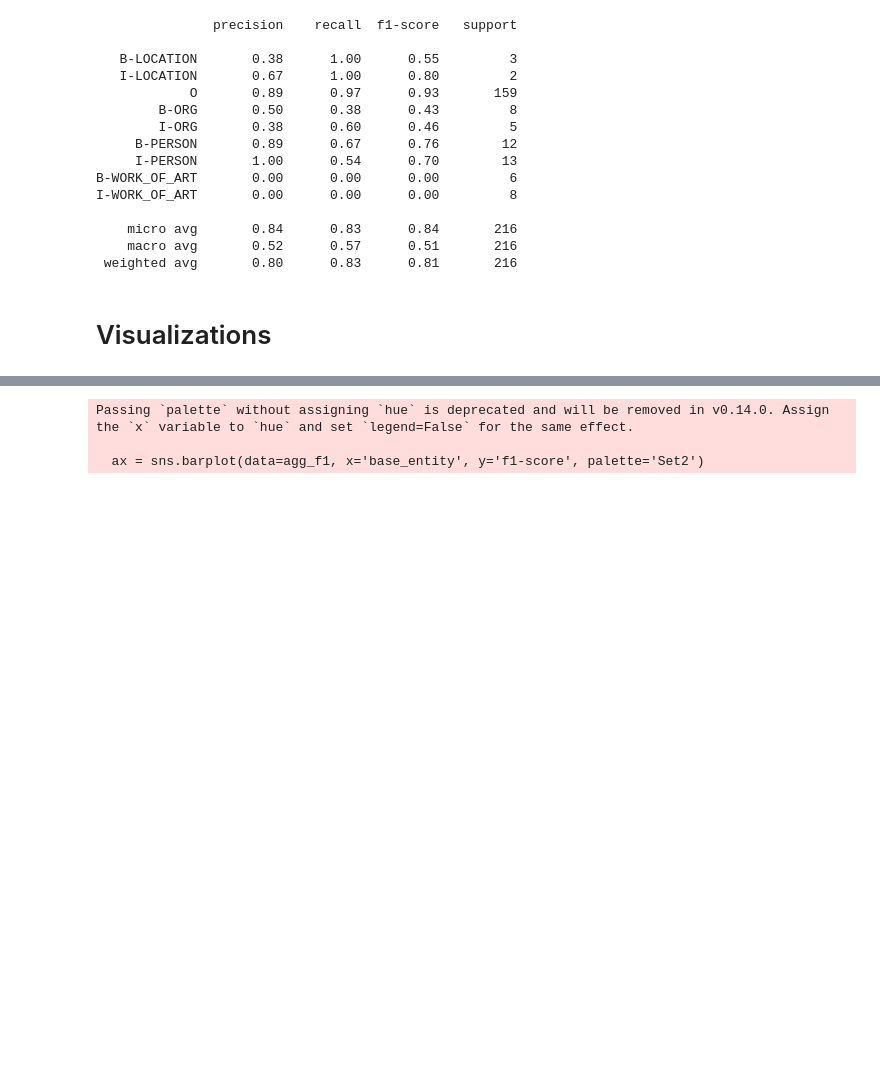
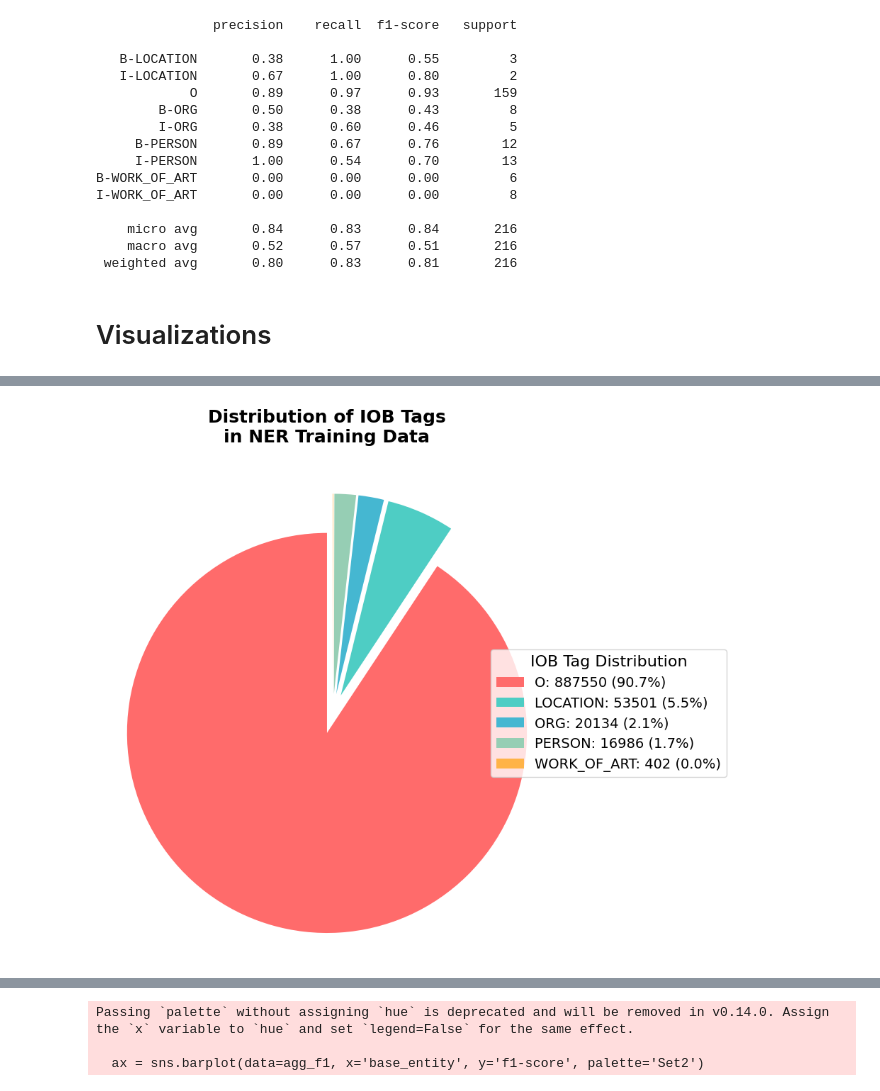
Before and after one commit to cedriclyh/tm_g18, a Jupyter notebook: NERC_analysis.ipynb, the cells around one changed output, grey strips where cells are left out. Drawn from its saved outputs; the diff is of its cells as text; code cells hidden in the pictures; blank space fills up the shorter version.

Commit message:
corrected visualisations

```diff
--- a/NERC_analysis.ipynb
+++ b/NERC_analysis.ipynb
@@ -359,0 +200,83 @@ Entity type distribution:
+# %%
+# visualization training data
+# Initialize counter for entity types
+entity_counts = Counter()
+
+# Process each row
+for _, row in df.iterrows():
+    labels = row['labels'].split()
+
+    # Map labels and count entities
+    for label in labels:
+        if label in tag_mapping:
+            mapped_label = tag_mapping[label]
+
+            # Count B- tags for named entities
+            if mapped_label.startswith('B-'):
+                entity_type = mapped_label[2:]  # Remove 'B-' prefix
+                if entity_type in ['LOCATION', 'WORK_OF_ART', 'ORG', 'PERSON']:
+                    entity_counts[entity_type] += 1
+            # Count O tags (non-entity tokens)
+            elif mapped_label == 'O':
+                entity_counts['O'] += 1
+
+# Prepare data for pie chart
+entity_types = list(entity_counts.keys())
+counts = list(entity_counts.values())
+
+# Create the pie chart
+plt.figure(figsize=(9, 8))
+
+# Custom colors for each entity type (including O)
+colors = ['#FF6B6B', '#4ECDC4', '#45B7D1', '#96CEB4', '#FFB347']
+
+# Adjust explode tuple based on number of categories
+explode_values = tuple([0.1] * len(entity_types))  # Increased explode for better separation
+
+# Create pie chart with custom styling
+wedges, texts = plt.pie(counts,
+                       labels=None,  # Remove labels from pie chart to avoid overlap
+                       autopct=None,  # Remove percentages from pie chart
+                       colors=colors[:len(entity_types)],  # Use only needed colors
+                       startangle=90,
+                       explode=explode_values,  # Dynamically adjust explode
+                       textprops={'fontsize': 14, 'fontweight': 'bold'})
+
+# Customize the appearance
+plt.title('Distribution of IOB Tags\nin NER Training Data',
+          fontsize=18, fontweight='bold', pad=30)
+
+# Add count labels
+for i, (entity_type, count) in enumerate(zip(entity_types, counts)):
+    plt.text(0, 0, '', ha='center', va='center')
+
+# Create a legend with counts (positioned to avoid overlap)
+legend_labels = [f'{entity}: {count} ({(count/sum(counts))*100:.1f}%)' for entity, count in zip(entity_types, counts)]
+plt.legend(wedges, legend_labels, title="IOB Tag Distribution",
+          loc="center left", bbox_to_anchor=(0.85, 0, 0.5, 1),
+          fontsize=14, title_fontsize=16)
+
+# Make the plot look better - no percentage text to style anymore
+# plt.setp(autotexts, size=11, weight="bold", color="white")  # No longer needed
+
+# Ensure the pie chart is circular
+plt.axis('equal')
+
+# Add some statistics
+total_tokens = sum(counts)
+named_entities = sum(count for entity_type, count in zip(entity_types, counts) if entity_type != 'O')
+o_tokens = entity_counts.get('O', 0)
+
+print(f"Total tokens processed: {total_tokens}")
+print(f"Named entities found: {named_entities}")
+print(f"Non-entity tokens (O): {o_tokens}")
+print(f"Entity ratio: {(named_entities/total_tokens)*100:.1f}% entities, {(o_tokens/total_tokens)*100:.1f}% non-entities")
+print()
+print(f"Tag distribution:")
+for entity_type, count in zip(entity_types, counts):
+    percentage = (count / total_tokens) * 100
+    print(f"  {entity_type}: {count} ({percentage:.1f}%)")
+
+plt.tight_layout()
+plt.show()
+# %% [output]
@@ -359,0 +294 @@ Entity type distribution:
+[figure, added]
```
Also changed, not shown: parts of 4 cells of this notebook.
